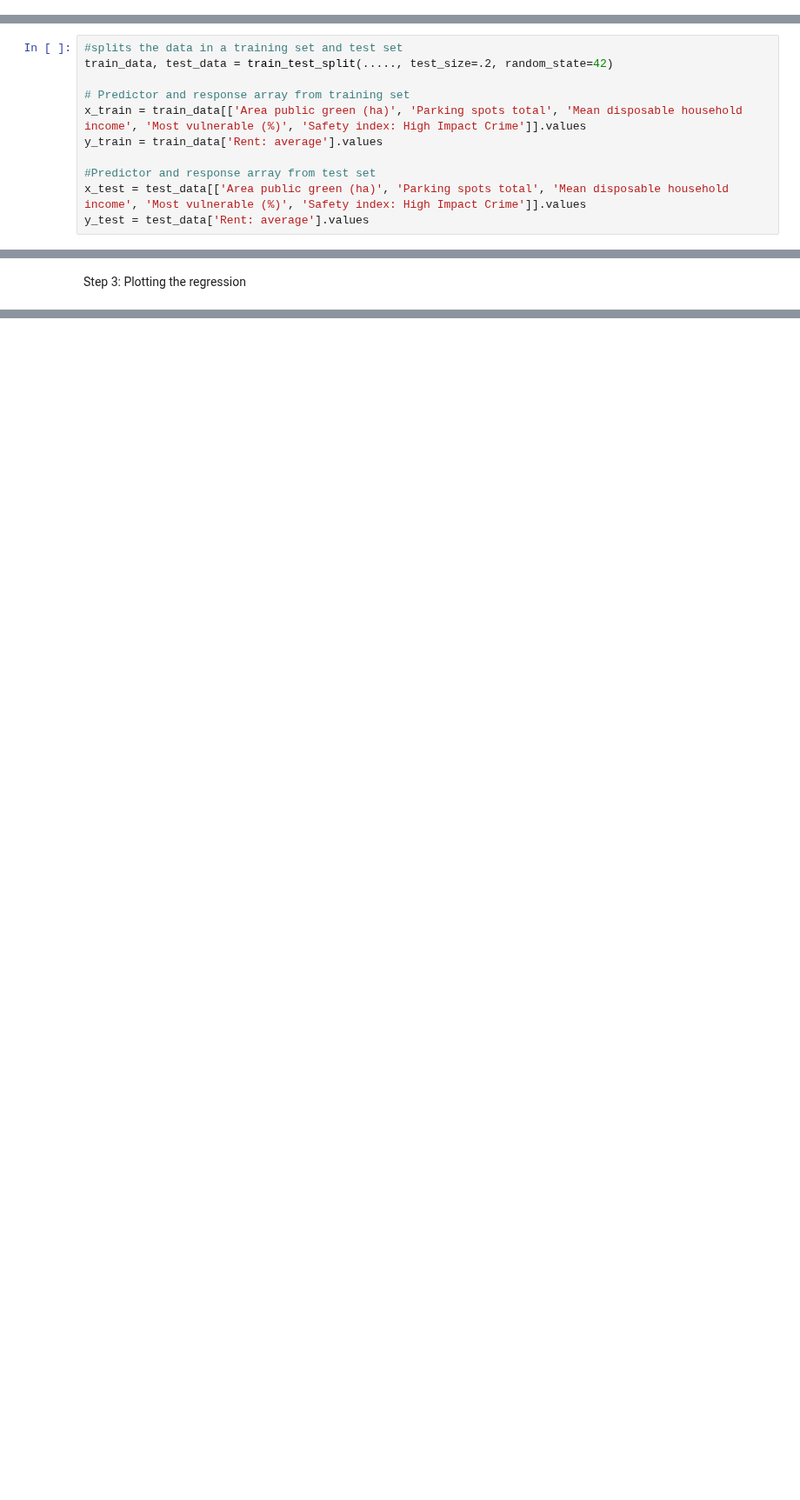
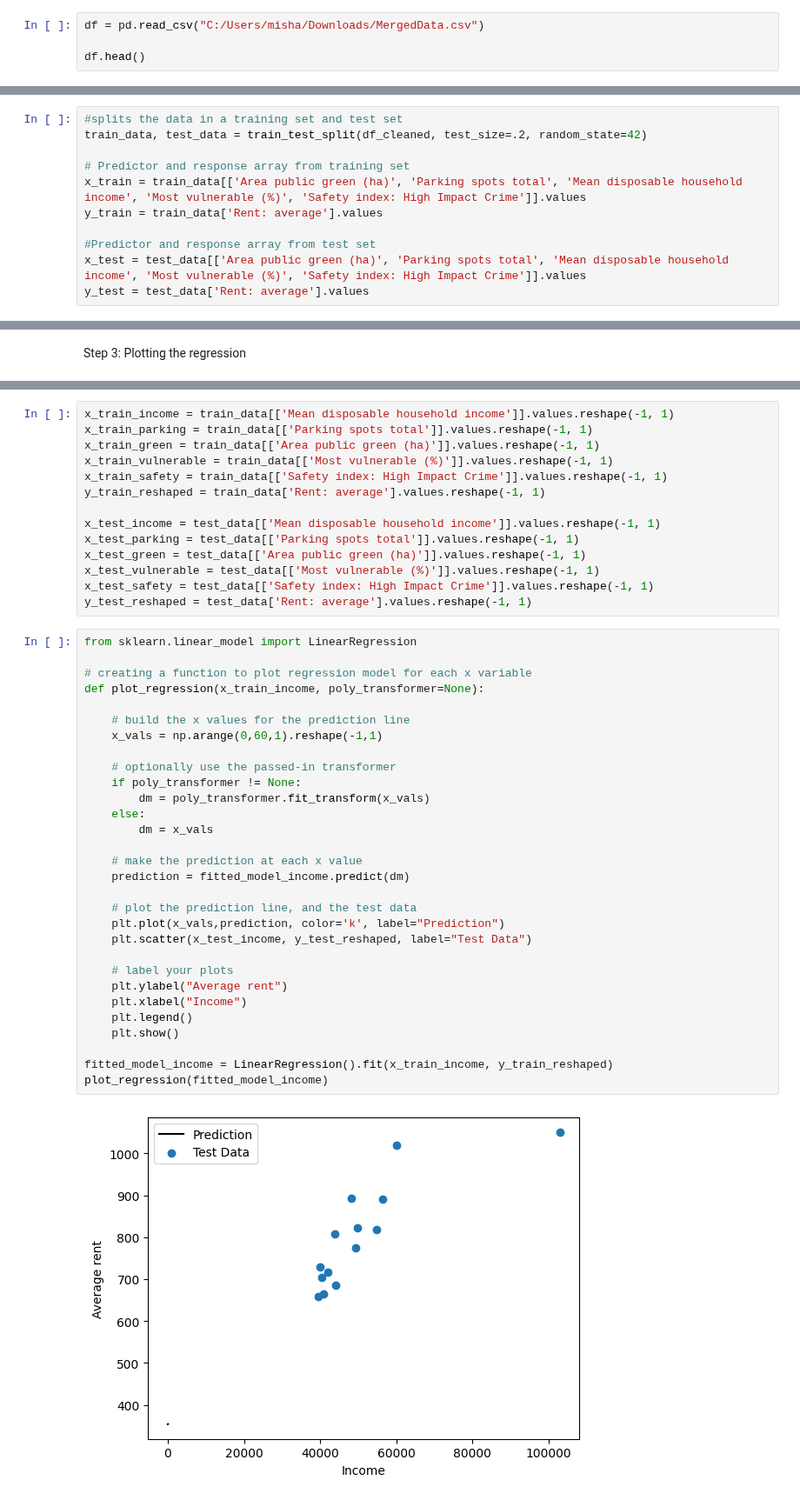
Before and after one commit to MJMRData1Assignment1/Assignment-1, a Jupyter notebook: Hackathon/Step5.ipynb, the cells around one changed output, grey strips where cells are left out. Shown at 87% size. Saved outputs shown, nothing was run; the diff lists cells and outputs as text; blank space fills up the shorter version.

```diff
--- a/Hackathon/Step5.ipynb
+++ b/Hackathon/Step5.ipynb
@@ -28,3 +28,7 @@ from pandas.plotting import scatter_matrix
 import seaborn as sns
 
 %matplotlib inline
+# %%
+df = pd.read_csv("C:/Users/misha/Downloads/MergedData.csv")
+
+df.head()
@@ -32,7 +65,7 @@ import seaborn as sns
 Step 1: splitting the data
 # %%
 #splits the data in a training set and test set
-train_data, test_data = train_test_split(....., test_size=.2, random_state=42)
+train_data, test_data = train_test_split(df_cleaned, test_size=.2, random_state=42)
 
 # Predictor and response array from training set
 x_train = train_data[['Area public green (ha)', 'Parking spots total', 'Mean disposable household income', 'Most vulnerable (%)', 'Safety index: High Impact Crime']].values
@@ -91,3 +140,49 @@ from sklearn.linear_model import LinearRegression
+# %%
+x_train_income = train_data[['Mean disposable household income']].values.reshape(-1, 1)
+x_train_parking = train_data[['Parking spots total']].values.reshape(-1, 1)
+x_train_green = train_data[['Area public green (ha)']].values.reshape(-1, 1)
+x_train_vulnerable = train_data[['Most vulnerable (%)']].values.reshape(-1, 1)
+x_train_safety = train_data[['Safety index: High Impact Crime']].values.reshape(-1, 1)
+y_train_reshaped = train_data['Rent: average'].values.reshape(-1, 1)
+
+x_test_income = test_data[['Mean disposable household income']].values.reshape(-1, 1)
+x_test_parking = test_data[['Parking spots total']].values.reshape(-1, 1)
+x_test_green = test_data[['Area public green (ha)']].values.reshape(-1, 1)
+x_test_vulnerable = test_data[['Most vulnerable (%)']].values.reshape(-1, 1)
+x_test_safety = test_data[['Safety index: High Impact Crime']].values.reshape(-1, 1)
+y_test_reshaped = test_data['Rent: average'].values.reshape(-1, 1)
+# %%
+from sklearn.linear_model import LinearRegression
+
+# creating a function to plot regression model for each x variable
+def plot_regression(x_train_income, poly_transformer=None):
+
+    # build the x values for the prediction line
+    x_vals = np.arange(0,60,1).reshape(-1,1)
+
+    # optionally use the passed-in transformer
+    if poly_transformer != None:
+        dm = poly_transformer.fit_transform(x_vals)
+    else:
+        dm = x_vals
+
+    # make the prediction at each x value
+    prediction = fitted_model_income.predict(dm)
+
+    # plot the prediction line, and the test data
+    plt.plot(x_vals,prediction, color='k', label="Prediction")
+    plt.scatter(x_test_income, y_test_reshaped, label="Test Data")
+
+    # label your plots
+    plt.ylabel("Average rent")
+    plt.xlabel("Income")
+    plt.legend()
+    plt.show()
+
+fitted_model_income = LinearRegression().fit(x_train_income, y_train_reshaped)
+plot_regression(fitted_model_income)
+# %% [output]
+[figure, added]
 # %%
 x_train_income = train_data[['Mean disposable household income']].values.reshape(-1, 1)
 x_train_parking = train_data[['Parking spots total']].values.reshape(-1, 1)
```
Also changed, not shown: parts of 5 cells of this notebook.
